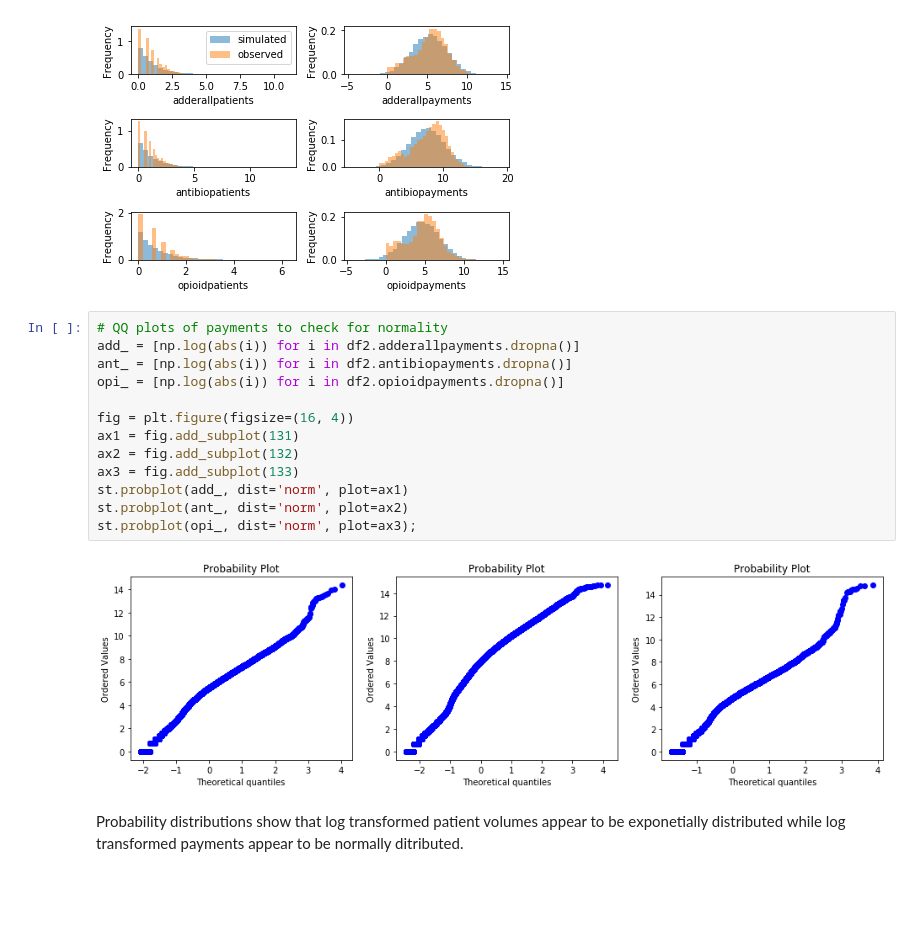
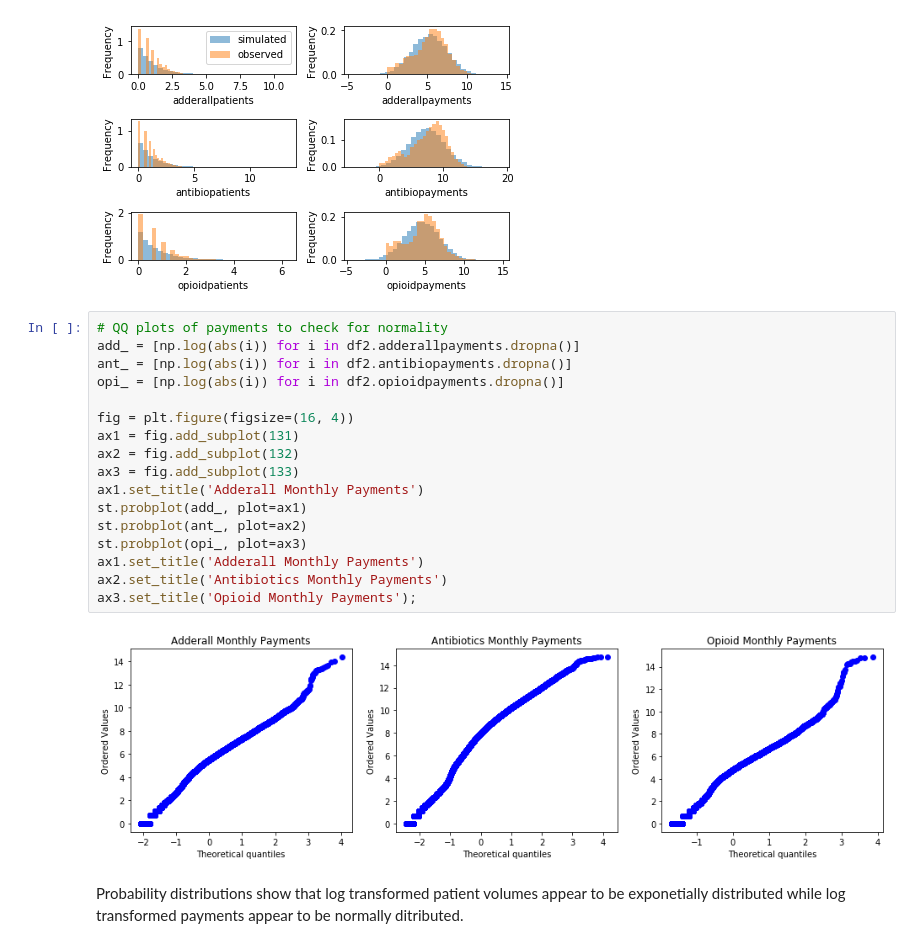
Before and after one commit to nwugocc/Capstone-Project-1, a Jupyter notebook: capstone_1_mini_project_stat_analysis.ipynb, the cells around one changed output. Drawn from its saved outputs; the diff is of its cells as text; blank space fills up the shorter version.

```diff
--- a/capstone_1_mini_project_stat_analysis.ipynb
+++ b/capstone_1_mini_project_stat_analysis.ipynb
@@ -246,18 +246,22 @@ plt.legend();
 # %%
 # QQ plots of payments to check for normality
 add_ = [np.log(abs(i)) for i in df2.adderallpayments.dropna()]
 ant_ = [np.log(abs(i)) for i in df2.antibiopayments.dropna()]
 opi_ = [np.log(abs(i)) for i in df2.opioidpayments.dropna()]
 
 fig = plt.figure(figsize=(16, 4))
 ax1 = fig.add_subplot(131)
 ax2 = fig.add_subplot(132)
 ax3 = fig.add_subplot(133)
-st.probplot(add_, dist='norm', plot=ax1)
-st.probplot(ant_, dist='norm', plot=ax2)
-st.probplot(opi_, dist='norm', plot=ax3);
+ax1.set_title('Adderall Monthly Payments')
+st.probplot(add_, plot=ax1)
+st.probplot(ant_, plot=ax2)
+st.probplot(opi_, plot=ax3)
+ax1.set_title('Adderall Monthly Payments')
+ax2.set_title('Antibiotics Monthly Payments')
+ax3.set_title('Opioid Monthly Payments');
 # %% [output]
-[figure, old version]
+[figure, new version]
 # %% [markdown]
 Probability distributions show that log transformed patient volumes appear to be exponetially distributed while log transformed payments appear to be normally ditributed.
 # %% [markdown]
```
